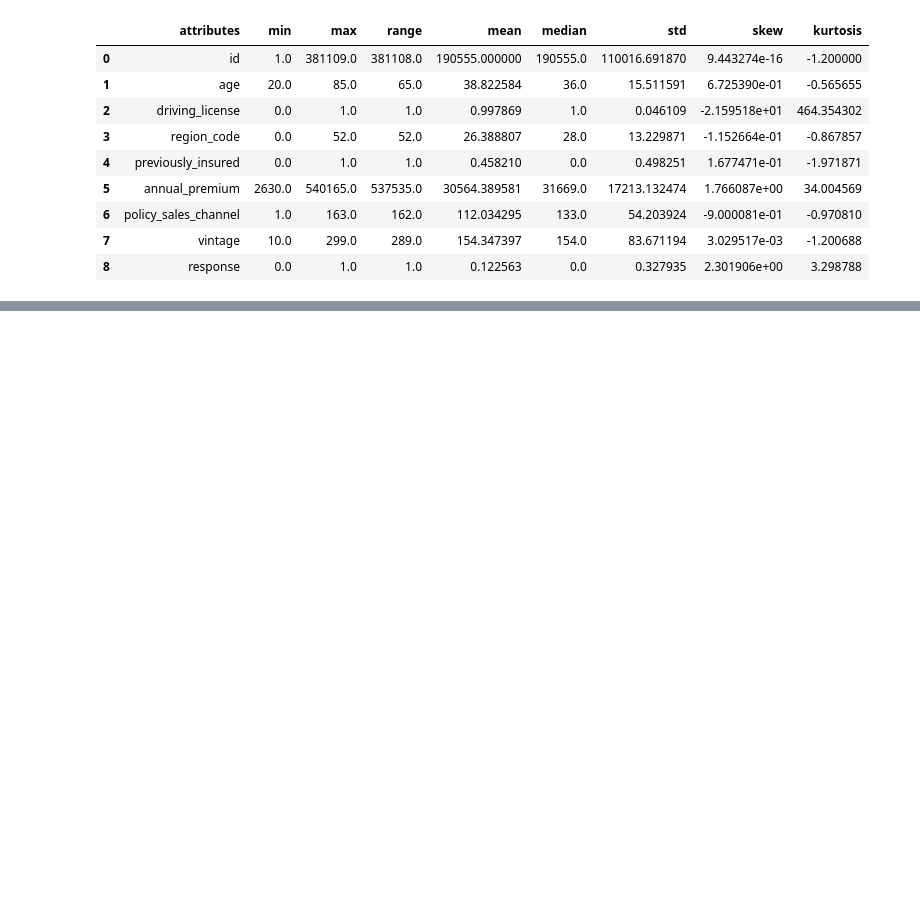
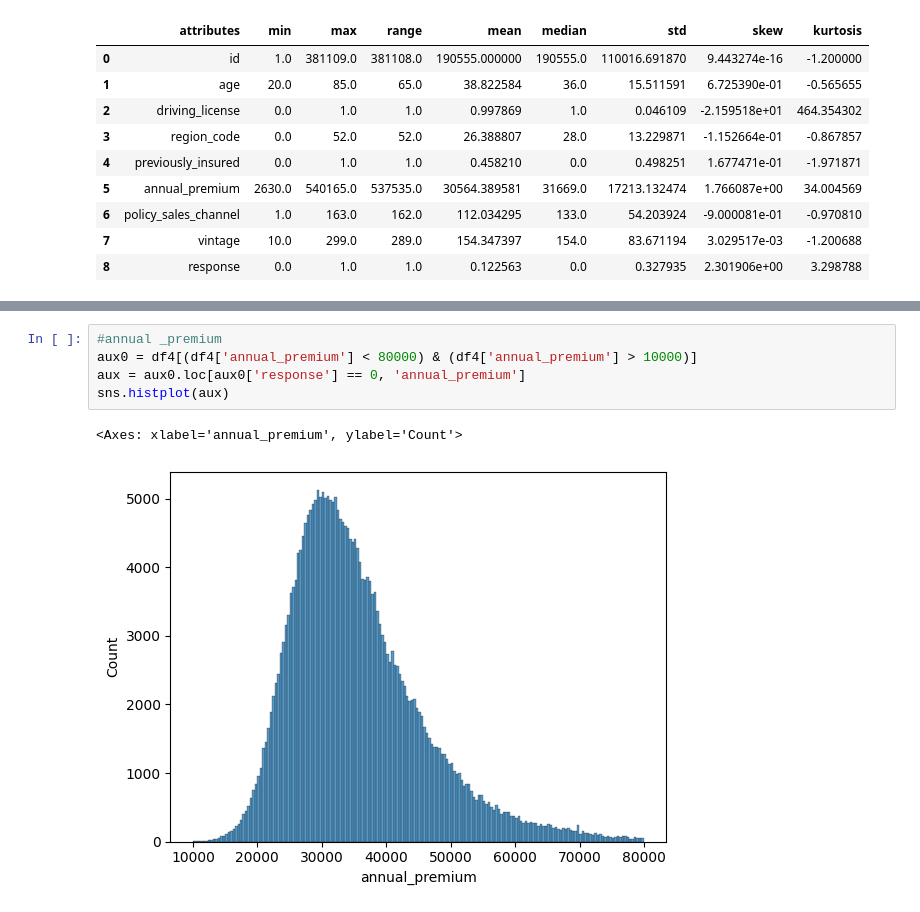
Before and after one commit to IgMnT/PropensaoDeCompra, a Jupyter notebook: notebooks/sales-prediction.ipynb, the cells around one changed output, grey strips where cells are left out. Cells and saved outputs as stored; diff of their text form; blank space fills up the shorter version.

```diff
--- a/notebooks/sales-prediction.ipynb
+++ b/notebooks/sales-prediction.ipynb
@@ -149,0 +196,8 @@ sns.boxplot( x='vehicle_damage', y='response', data=df1 )
+# %%
+#annual _premium
+aux0 = df4[(df4['annual_premium'] < 80000) & (df4['annual_premium'] > 10000)]
+aux = aux0.loc[aux0['response'] == 0, 'annual_premium']
+sns.histplot(aux)
+# %% [output]
+<Axes: xlabel='annual_premium', ylabel='Count'>
+[figure, added]
```
Also changed, not shown: parts of 34 cells of this notebook.
